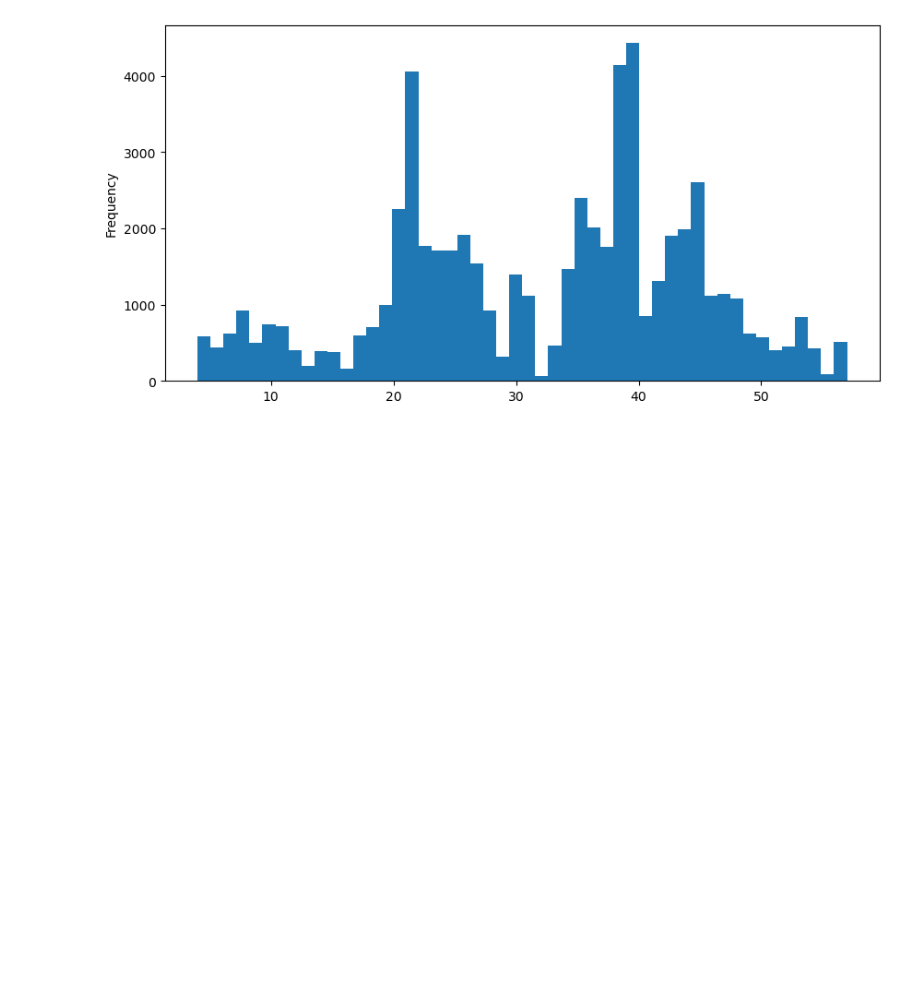
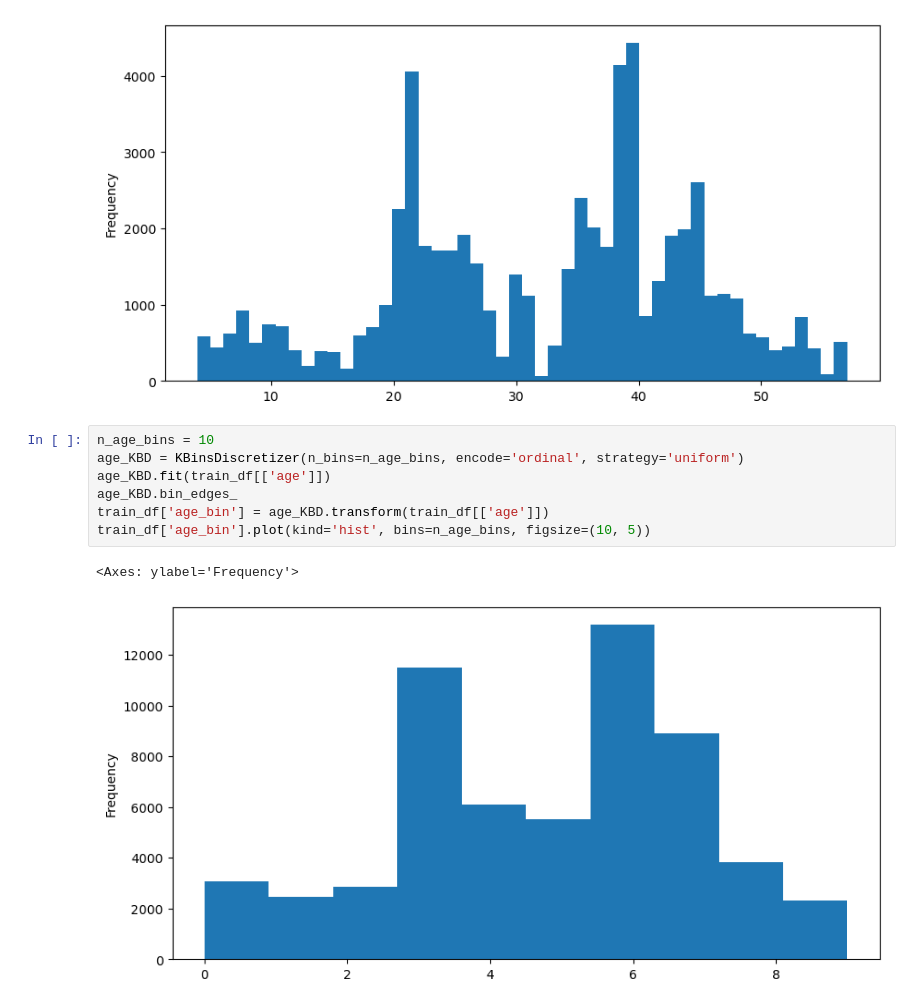
Before and after one commit to luchungi/CS5228, a Jupyter notebook: EDA.ipynb, the cells around one changed output. Cells and saved outputs as stored; diff of their text form; blank space fills up the shorter version.

```diff
--- a/EDA.ipynb
+++ b/EDA.ipynb
@@ -91,3 +100,13 @@ train_df['age'].plot(kind='hist', bins=50, figsize=(10, 5))
 # %% [output]
 <Axes: ylabel='Frequency'>
 [figure]
+# %%
+n_age_bins = 10
+age_KBD = KBinsDiscretizer(n_bins=n_age_bins, encode='ordinal', strategy='uniform')
+age_KBD.fit(train_df[['age']])
+age_KBD.bin_edges_
+train_df['age_bin'] = age_KBD.transform(train_df[['age']])
+train_df['age_bin'].plot(kind='hist', bins=n_age_bins, figsize=(10, 5))
+# %% [output]
+<Axes: ylabel='Frequency'>
+[figure, added]
```
Also changed, not shown: parts of 4 cells of this notebook.
